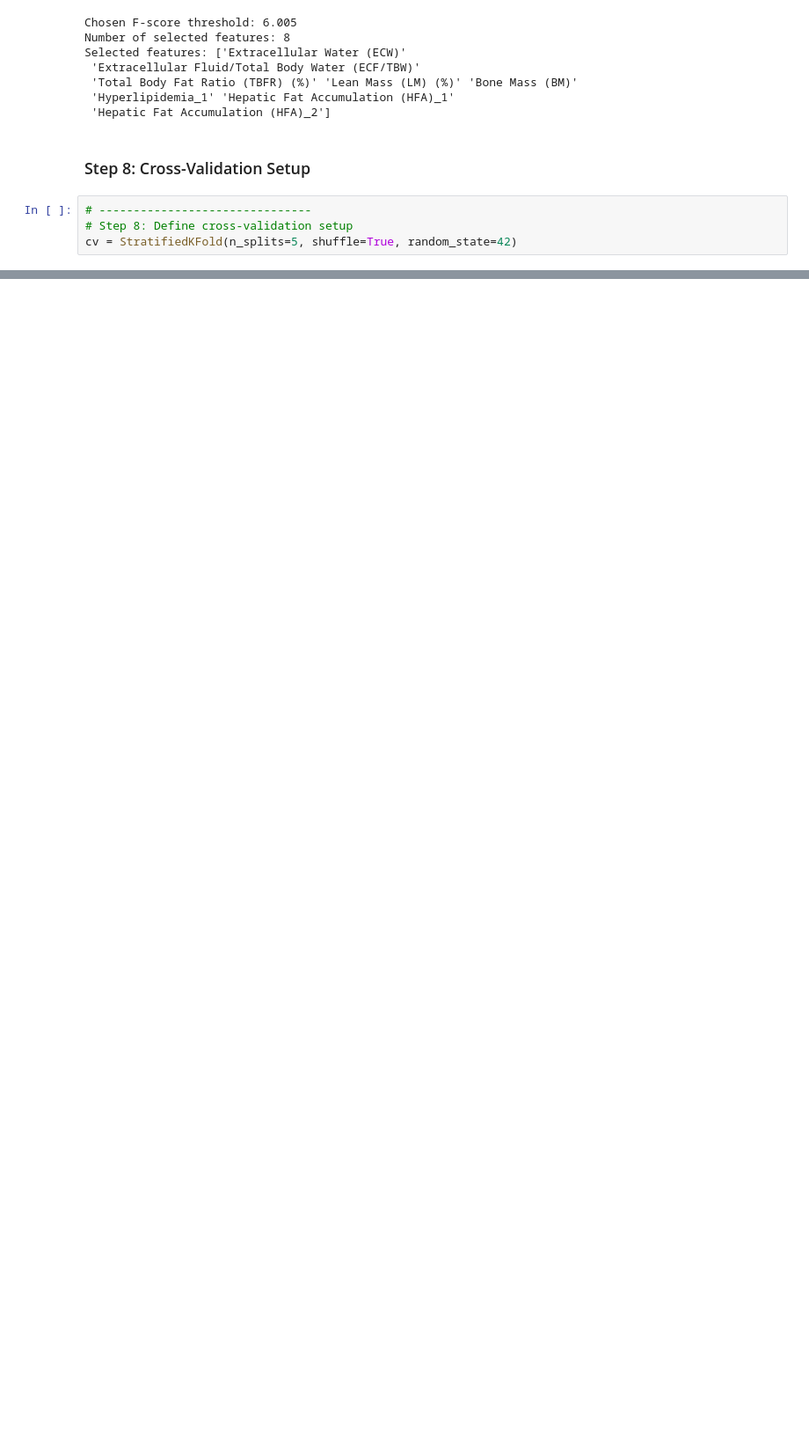
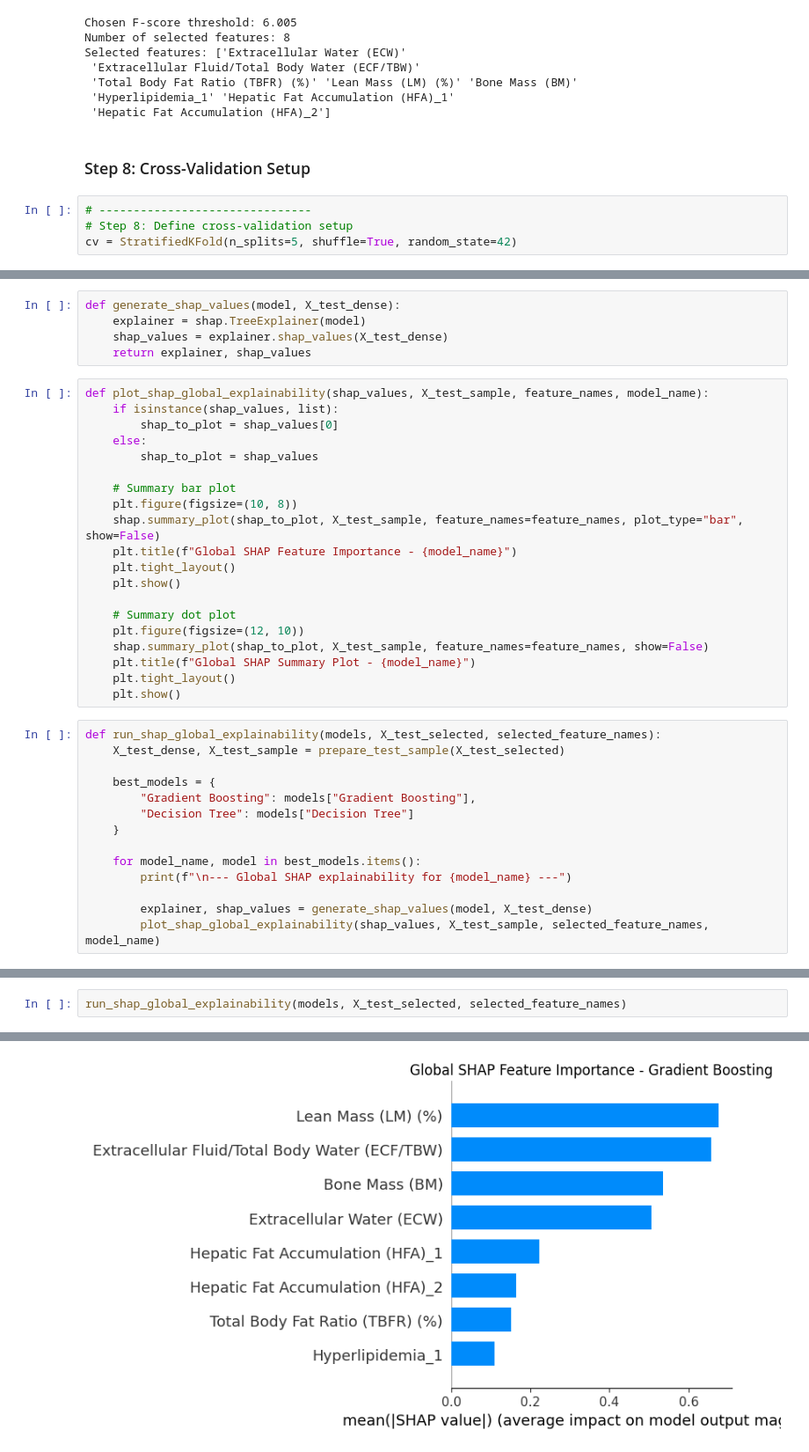
Before and after one commit to krispybataa/cmsc177-capstone-grp3, a Jupyter notebook: capstone-notebook.ipynb, the cells around one changed output, grey strips where cells are left out. Shown at 88% size. Drawn from its saved outputs; the diff is of its cells as text; blank space fills up the shorter version.

```diff
--- a/capstone-notebook.ipynb
+++ b/capstone-notebook.ipynb
@@ -437,0 +542,39 @@ ROC AUC: 0.7529
+# %%
+def generate_shap_values(model, X_test_dense):
+    explainer = shap.TreeExplainer(model)
+    shap_values = explainer.shap_values(X_test_dense)
+    return explainer, shap_values
+# %%
+def plot_shap_global_explainability(shap_values, X_test_sample, feature_names, model_name):
+    if isinstance(shap_values, list):
+        shap_to_plot = shap_values[0]
+    else:
+        shap_to_plot = shap_values
+
+    # Summary bar plot
+    plt.figure(figsize=(10, 8))
+    shap.summary_plot(shap_to_plot, X_test_sample, feature_names=feature_names, plot_type="bar", show=False)
+    plt.title(f"Global SHAP Feature Importance - {model_name}")
+    plt.tight_layout()
+    plt.show()
+
+    # Summary dot plot
+    plt.figure(figsize=(12, 10))
+    shap.summary_plot(shap_to_plot, X_test_sample, feature_names=feature_names, show=False)
+    plt.title(f"Global SHAP Summary Plot - {model_name}")
+    plt.tight_layout()
+    plt.show()
+# %%
+def run_shap_global_explainability(models, X_test_selected, selected_feature_names):
+    X_test_dense, X_test_sample = prepare_test_sample(X_test_selected)
+
+    best_models = {
+        "Gradient Boosting": models["Gradient Boosting"],
+        "Decision Tree": models["Decision Tree"]
+    }
+
+    for model_name, model in best_models.items():
+        print(f"\n--- Global SHAP explainability for {model_name} ---")
+
+        explainer, shap_values = generate_shap_values(model, X_test_dense)
+        plot_shap_global_explainability(shap_values, X_test_sample, selected_feature_names, model_name)
@@ -437,0 +583,3 @@ ROC AUC: 0.7529
+# %%
+run_shap_global_explainability(models, X_test_selected, selected_feature_names)
+# %% [output]
@@ -437,0 +587 @@ ROC AUC: 0.7529
+[figure, added]
```
Also changed, not shown: parts of 14 cells of this notebook, 2 other files.
